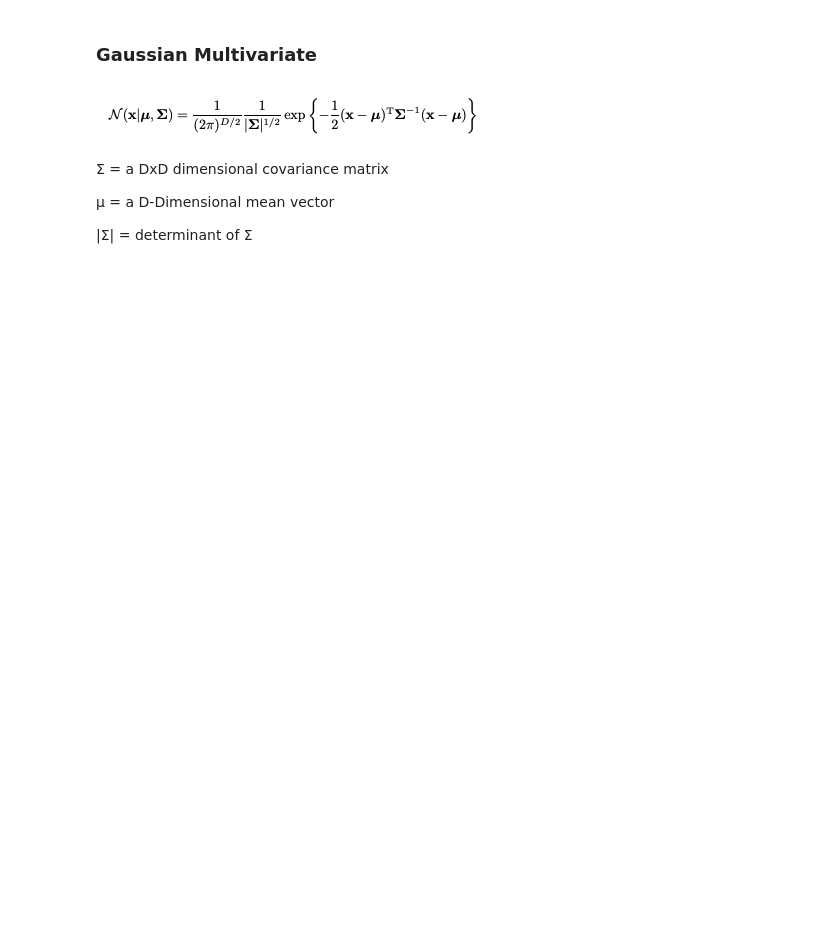
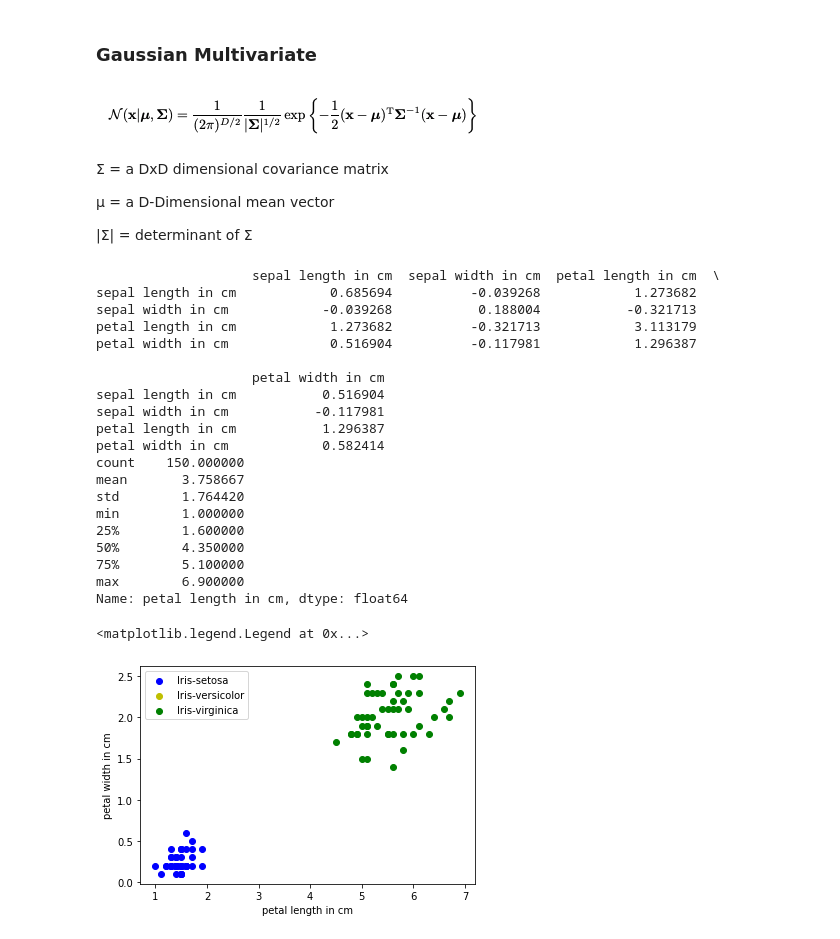
Before and after one commit to JacobPfeiffer/Mixture_Models-Clustering, a Jupyter notebook: Mixture_Models.ipynb, the cells around one changed output. Drawn from its saved outputs; the diff is of its cells as text; code cells hidden in the pictures; blank space fills up the shorter version.

```diff
--- a/Mixture_Models.ipynb
+++ b/Mixture_Models.ipynb
@@ -245,3 +211,43 @@ display.Image("Multivariate_Gaussian.png")
 µ = a D-Dimensional mean vector
 
 |Σ| = determinant of Σ
+# %%
+print(iris.cov())
+print(iris["petal length in cm"].describe())
+
+# label encode the class so can plot as color on a scatter plot
+#encoder = LabelEncoder()
+#iris["class_encoding"] = encoder.fit_transform(iris["class"])
+setosa = iris.loc[iris["class"] == "Iris-setosa"]
+versicolor = iris.loc[iris["class"] == "Iris-versicolor"]
+verginica = iris.loc[iris["class"] == "Iris-virginica"]
+plt.figure(0)
+plt.xlabel("petal length in cm")
+plt.ylabel("petal width in cm")
+plt.scatter(x=setosa["petal length in cm"], y=setosa["petal width in cm"], c= 'b', label = "Iris-setosa")
+plt.scatter(x=versicolor["petal length in cm"], y=versicolor["petal width in cm"], c= 'y', label = "Iris-versicolor" )
+plt.scatter(x=verginica["petal length in cm"], y=verginica["petal width in cm"], c= 'g', label = "Iris-virginica")
+plt.legend()
+# %% [output]
+                    sepal length in cm  sepal width in cm  petal length in cm  \
+sepal length in cm            0.685694          -0.039268            1.273682
+sepal width in cm            -0.039268           0.188004           -0.321713
+petal length in cm            1.273682          -0.321713            3.113179
+petal width in cm             0.516904          -0.117981            1.296387
+
+                    petal width in cm
+sepal length in cm           0.516904
+sepal width in cm           -0.117981
+petal length in cm           1.296387
+petal width in cm            0.582414
+count    150.000000
+mean       3.758667
+std        1.764420
+min        1.000000
+25%        1.600000
+50%        4.350000
+75%        5.100000
+max        6.900000
+Name: petal length in cm, dtype: float64
+<matplotlib.legend.Legend at 0x...>
+[figure, added]
```
Also changed, not shown: parts of 6 cells of this notebook.
